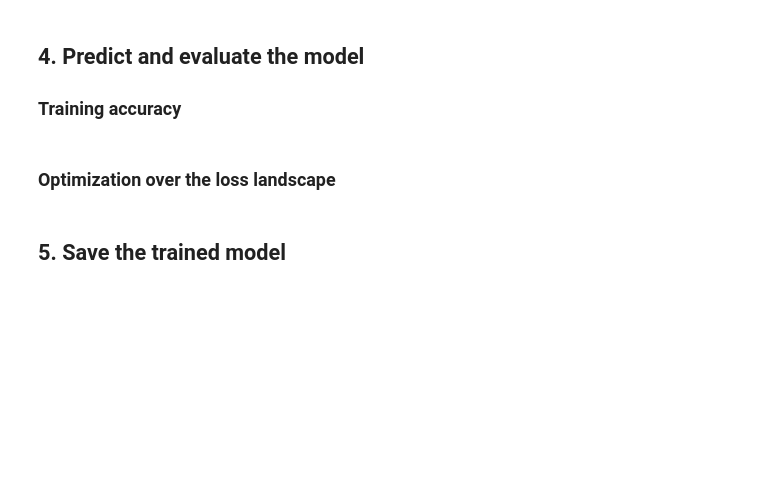
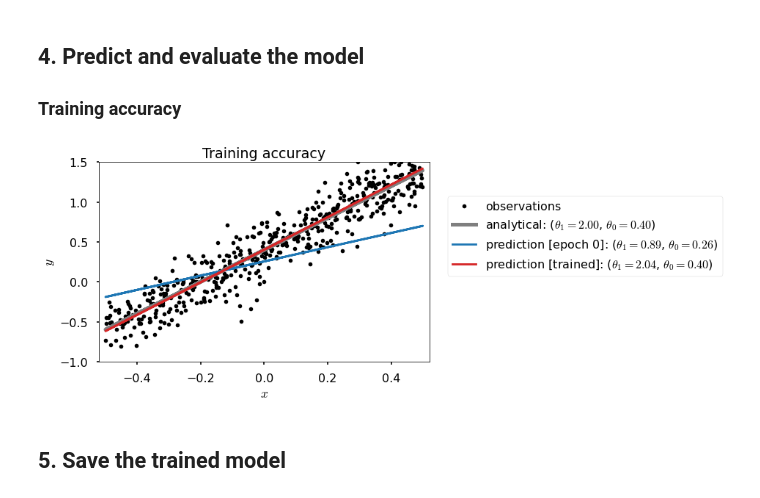
Before and after one commit to lento234/ml-tutorials, a Jupyter notebook: 01-basics/01-linear_regression.ipynb, the cells around one changed output. Cells and saved outputs as stored; diff of their text form; code cells hidden in the pictures; blank space fills up the shorter version.

```diff
--- a/01-basics/01-linear_regression.ipynb
+++ b/01-basics/01-linear_regression.ipynb
@@ -176,20 +290,20 @@ ax.set(xlabel='epoch', ylabel='MSE loss',
 # %%
 # Predict
 predict = model(torch.from_numpy(x_train.astype('float32'))).detach().numpy()
 
 # Plot the graph
 fig, ax = plt.subplots()
 ax.plot(x_train, y_train, 'k.', label='observations')
-ax.plot(x_train, x_train*beta_1 + beta_0, 'tab:gray', lw=5,
-        label=r'analytical: ($\beta_1={:.2f}$, $\beta_0={:.2f}$)'.format(beta_1, beta_0))
+ax.plot(x_train, x_train*theta_1 + theta_0, 'tab:gray', lw=5,
+        label=r'analytical: ($\theta_1={:.2f}$, $\theta_0={:.2f}$)'.format(theta_1, theta_0))
 ax.plot(x_train, x_train*history['parameters'][0][0] + history['parameters'][0][1], 'tab:blue',
-        label=r'prediction [epoch 0]: ($\beta_1={:.2f}$, $\beta_0={:.2f}$)'.format(*history['parameters'][0]))
+        label=r'prediction [epoch 0]: ($\theta_1={:.2f}$, $\theta_0={:.2f}$)'.format(*history['parameters'][0]))
 ax.plot(x_train, predict, 'tab:red',
-        label=r'prediction [trained]: ($\beta_1={:.2f}$, $\beta_0={:.2f}$)'.format(*history['parameters'][-1]))
+        label=r'prediction [trained]: ($\theta_1={:.2f}$, $\theta_0={:.2f}$)'.format(*history['parameters'][-1]))
 ax.set(xlabel='$x$', ylabel='$y$',
        title='Training accuracy',
        xlim=(-0.52,0.52), ylim=(-1.0, 1.5))
 
 fig.legend(loc='right', bbox_to_anchor=(1.6, 0.6));
+# %% [output]
+[figure, added]
-# %% [markdown]
-### Optimization over the loss landscape
```
Also changed, not shown: parts of 25 cells of this notebook, 1 other file.
